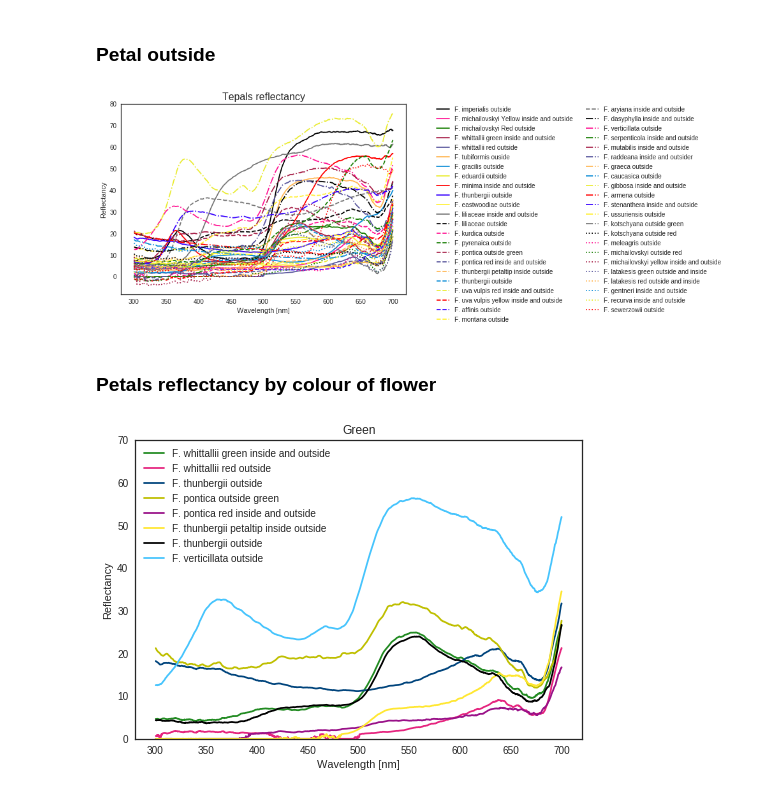
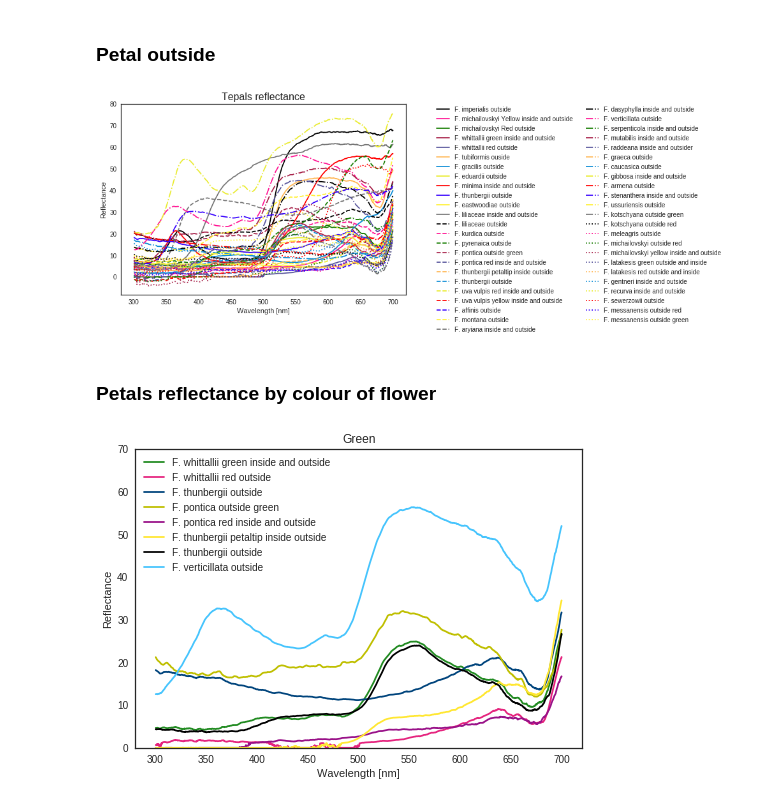
Before and after one commit to AgataRoguz/projekty_uw, a Jupyter notebook: Fritillaria_evolution.ipynb, the cells around one changed output. Cells and saved outputs as stored; diff of their text form; code cells hidden in the pictures.

Commit message:
F. messanensis

```diff
--- a/Fritillaria_evolution.ipynb
+++ b/Fritillaria_evolution.ipynb
@@ -483,7 +483,7 @@ species = ["F. imperialis","F. michailovskyi",'F. whittallii','F. tubiformis','F
            'F. verticillata','F. serpenticola', 'F. mutabilis', 'F. raddeana', 'F. graeca',
            'F. caucasica', 'F. gibbosa', 'F. armena','F. stenanthera','F. ussuriensis',
            'F. kotschyana','F. meleagris', "F. michailovskyi", 'F. latakesis', 'F. gentneri',
-          'F. recurva', 'F. sewerzowii']
+          'F. recurva', 'F. sewerzowii', 'F. messanensis']
 # %%
 #changing labels for species name
 nect_sp=[]
@@ -543,7 +543,7 @@ for i in range(len(sheets_outside)):
     sheets_outside[i] = sheets_outside[i].assign(mean=sheets_outside[i][columns_ref].mean(axis=1)/1000)
 # %%
 numbers = []
-for i in range(1,38):
+for i in range(1,39):
     numbers.append("Sp"+str(i))
 nms = list(zip(numbers, species))
 outside_species = []
@@ -553,26 +553,26 @@ for i in range(11):
 for i in range(11, len(outside)):
     outside_species.append(reduce(lambda a, kv: a.replace(*kv), nms[9:], outside[i]))
 # %%
-N = 45
+N = 47
 l_styles = ['-','--','-.',':']
 m_styles = ['','.','o','^','*']
 colormap = mpl.cm.Dark2.colors   # Qualitative colormap
 for i,(marker,linestyle,color) in zip(range(N),itertools.product(m_styles,l_styles, col_nect)):
     plt.plot(sheets_outside[i]["nm"],sheets_outside[i]["mean"],
              #color=mpl.colors.to_hex(col_nect[i]),
              color = color,
              markersize=1,
              linestyle=linestyle,
              marker=marker, label=outside_species[i])
-plt.title("Tepals reflectancy", fontsize=16)
+plt.title("Tepals reflectance", fontsize=16)
 plt.xlabel("Wavelength [nm]")
-plt.ylabel("Reflectancy")
+plt.ylabel("Reflectance")
 #plt.figsize=(20,20)
 plt.legend(bbox_to_anchor=(1.1, 1), loc=2, borderaxespad=0.,ncol=2)
-#plt.savefig('Outside.jpg', bbox_inches="tight", dpi=1000)
+plt.savefig('Outside.jpg', bbox_inches="tight", dpi=1000)
 plt.show()
 # %% [output]
-[figure, old version]
+[figure, new version]
 # %%
 #grouping species by color
 green = ['F. whittallii', 'F. pontica', 'F. thunbergii', 'F. verticillata']
@@ -589,7 +589,7 @@ flower_colors = ["Green", "Orange", "Pink", "Red", "White", "Yellow"]
 flower = [green, orange, pink, red, white, yellow]
 col_ref = ['#228B22', "#e5247e", "#00447C", 'y', '#991188',"#ffe732", 'k', '#46c4fd']
 # %% [markdown]
-### Petals reflectancy by colour of flower
+### Petals reflectance by colour of flower
 # %%
 for z in range(len(flower)):
     #indexes of specific color flower
```
Also changed, not shown: parts of 18 cells of this notebook.
